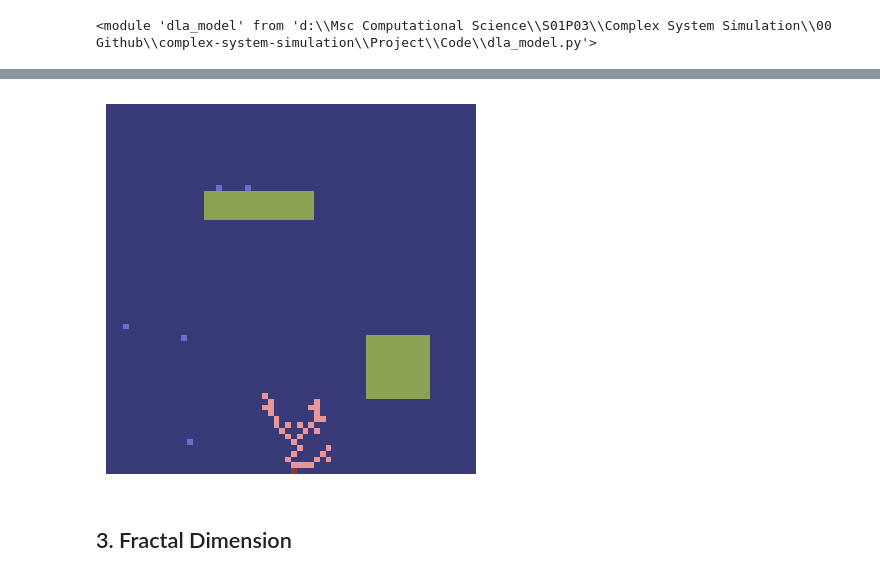
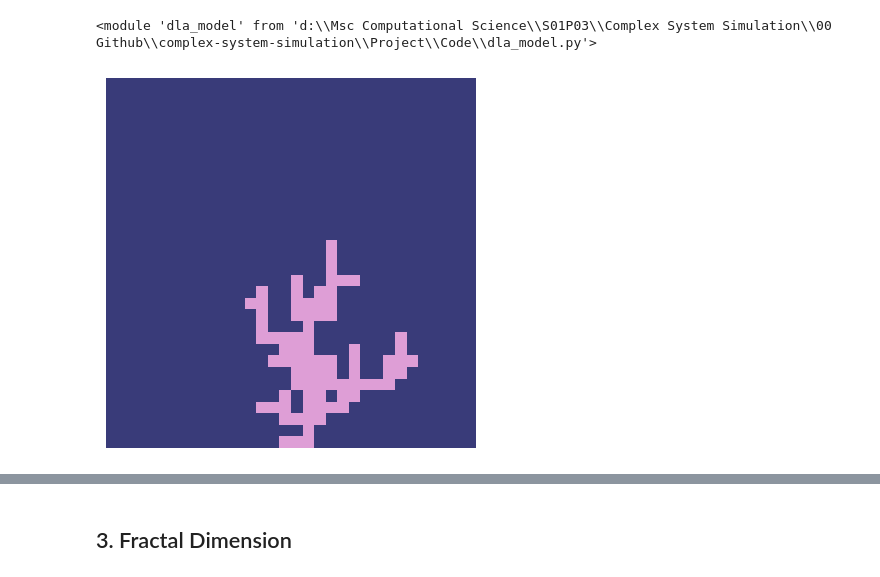
Before and after one commit to mboyan/complex-system-simulation, a Jupyter notebook: Project/Code/ProjectNotebook.ipynb, the cells around one changed output, grey strips where cells are left out. Cells and saved outputs as stored; diff of their text form; code cells hidden in the pictures.

Commit message:
Sim framework & Branch distribution
Simulation framework updated to work with new changes of the DLA model.

Started implementing the branch distribution by using networkx.

```diff
--- a/Project/Code/ProjectNotebook.ipynb
+++ b/Project/Code/ProjectNotebook.ipynb
@@ -26,52 +26,61 @@ reload(dm)
 <module 'dla_model' from 'd:\\Msc Computational Science\\S01P03\\Complex System Simulation\\00 Github\\complex-system-simulation\\Project\\Code\\dla_model.py'>
 # %%
 # Time / space parameters
-size = 64
+size = 32
 steps = 1000
 
 # Environment parameters
-gravity = True
-bottom = size - 1
-Moore = True
-obstacle = True
-sun = 1
+Moore = False
+obstacle = None
+# drift_vec = [0, 0, -1]
+# sun_vec = [0, 0, -1]
+# periodic = (False, False, False)
+drift_vec = [0, -1]
+sun_vec = [0, -1]
+periodic = (False, False)
 
 # Initialize lattice
-seeds = np.array([(bottom, int(size/2))])
+seeds = np.array([(int(size/2), 0)])
+# seeds = np.array([(int(size/2), int(size/2), 0)])
 lattice = dm.init_lattice(size, seeds)
 
 # Initialize obstacle lattice
-if obstacle:
-    boxes = np.array([[15,17,19,35], [40, 45, 50, 55]])
+if obstacle is not None:
+    boxes = np.array([[15,17,19,35,10,20], [40, 45, 50, 55, 60, 55]])
     obstacle = dm.init_obstacle_lattice(size, boxes=boxes, seed_coords=seeds)
+    print(np.sum(obstacle))
 
 # Initialize particles
-particle_density = 0.01
+particle_density = 0.1
 particles = dm.init_particles(lattice, particle_density, obstacles=obstacle)
 
 # Arrays for storing time frames
+# lattice_frames = np.empty((steps, size, size, size))
 lattice_frames = np.empty((steps, size, size))
 particles_frames = np.empty_like(lattice_frames)
 
 current_lattice = np.array(lattice)
 current_particles = np.array(particles)
 for step in range(steps):
 
     # Record current state
     lattice_frames[step] = np.array(current_lattice)
     particles_frames[step] = dm.particles_to_lattice(current_particles, size)
 
     # Move particles
-    current_particles = dm.move_particles_diffuse(current_particles, current_lattice, periodic=(False, False), moore=Moore, obstacles=obstacle, drift_vec=[1, 0], regen_bndry=False)
+    current_particles = dm.move_particles_diffuse(current_particles, current_lattice, periodic=periodic, moore=Moore, obstacles=obstacle, drift_vec=drift_vec, regen_bndry=False)
 
     # Aggregate particles
-    current_lattice, current_particles = dm.aggregate_particles(current_particles, current_lattice, None, moore=Moore, obstacles=obstacle, sun_vec=[0.1, 0])
+    current_lattice, current_particles = dm.aggregate_particles(current_particles, current_lattice, None, moore=Moore, obstacles=obstacle, sun_vec=sun_vec)
     # print(f"step {step}: {current_lattice}")
 
-vt.animate_lattice_2D((lattice_frames*5 + particles_frames + obstacle*2)/8, interval=10)
+# vt.animate_lattice(lattice_frames, interval=100)
+vt.animate_lattice((lattice_frames*5 + particles_frames)/6, interval=100)
+# obstacle_frames = np.array([obstacle for _ in lattice_frames])
+# vt.animate_lattice((lattice_frames*5 + particles_frames + obstacle*2)/8, interval=100)
 # %% [output]
+[figure, new version]
 [interactive output not drawn]
-[figure, old version]
 # %% [markdown]
 ## 3. Fractal Dimension
 # %%
```
Also changed, not shown: parts of 9 cells of this notebook, 4 other files.
